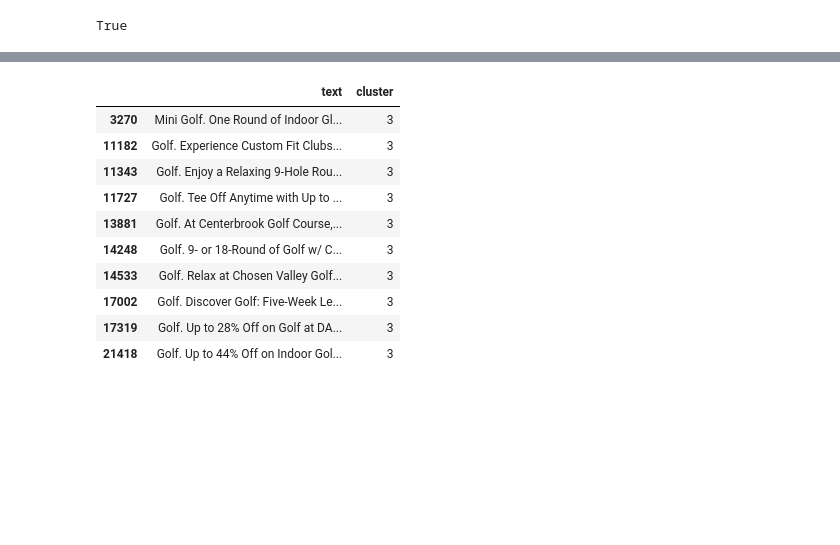
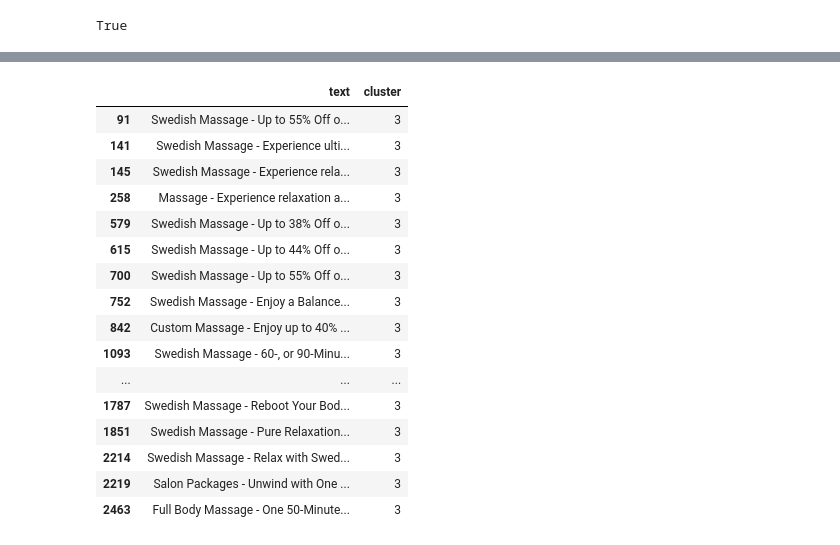
Before and after one commit to zphilippcz/research, a Jupyter notebook: clusters/deal_clusters.ipynb, the cells around one changed output, grey strips where cells are left out. Cells and saved outputs as stored; diff of their text form; code cells hidden in the pictures; blank space fills up the shorter version.

```diff
--- a/clusters/deal_clusters.ipynb
+++ b/clusters/deal_clusters.ipynb
@@ -39,7 +41,7 @@ conn = sqlite3.connect(db_path)
 cursor = conn.cursor()
 
 sql_query = """
-    SELECT d.id, c.name || '. ' ||  GROUP_CONCAT(d.title_general) || '. '||GROUP_CONCAT (o.title) as text
+    SELECT d.id, c.name || ' - ' ||  GROUP_CONCAT(d.title_general) || '. '||GROUP_CONCAT (o.title) as text
     FROM deals d
         JOIN customer_category c ON c.id=d.customer_category_id
         JOIN options o ON o.deal_id=d.id
@@ -62,7 +121,7 @@ df.head()
 tfidf_vectorizer = TfidfVectorizer(stop_words=stopwords.words('english'))
 tfidf_matrix = tfidf_vectorizer.fit_transform(df['text'])
 
-number_of_clusters = 100
+number_of_clusters = 149
 kmeans = KMeans(n_clusters=number_of_clusters)
 kmeans.fit(tfidf_matrix)
 # %% [output]
@@ -100,15 +191,21 @@ df[['text', 'cluster']].query("cluster == 2").head(10)
 # %%
-df[['text', 'cluster']].query("cluster == 3").head(10)
+df[['text', 'cluster']].query("cluster == 3").head(20)
 # %% [output]
 |  | text | cluster |
-| 3270 | Mini Golf. One Round of Indoor Gl... | 3 |
-| 11182 | Golf. Experience Custom Fit Clubs... | 3 |
-| 11343 | Golf. Enjoy a Relaxing 9-Hole Rou... | 3 |
-| 11727 | Golf. Tee Off Anytime with Up to ... | 3 |
-| 13881 | Golf. At Centerbrook Golf Course,... | 3 |
-| 14248 | Golf. 9- or 18-Round of Golf w/ C... | 3 |
-| 14533 | Golf. Relax at Chosen Valley Golf... | 3 |
-| 17002 | Golf. Discover Golf: Five-Week Le... | 3 |
-| 17319 | Golf. Up to 28% Off on Golf at DA... | 3 |
-| 21418 | Golf. Up to 44% Off on Indoor Gol... | 3 |
+| 91 | Swedish Massage - Up to 55% Off o... | 3 |
+| 141 | Swedish Massage - Experience ulti... | 3 |
+| 145 | Swedish Massage - Experience rela... | 3 |
+| 258 | Massage - Experience relaxation a... | 3 |
+| 579 | Swedish Massage - Up to 38% Off o... | 3 |
+| 615 | Swedish Massage - Up to 44% Off o... | 3 |
+| 700 | Swedish Massage - Up to 55% Off o... | 3 |
+| 752 | Swedish Massage - Enjoy a Balance... | 3 |
+| 842 | Custom Massage - Enjoy up to 40% ... | 3 |
+| 1093 | Swedish Massage - 60-, or 90-Minu... | 3 |
+| ... | ... | ... |
+| 1787 | Swedish Massage - Reboot Your Bod... | 3 |
+| 1851 | Swedish Massage - Pure Relaxation... | 3 |
+| 2214 | Swedish Massage - Relax with Swed... | 3 |
+| 2219 | Salon Packages - Unwind with One ... | 3 |
+| 2463 | Full Body Massage - One 50-Minute... | 3 |
 # %%
```
Also changed, not shown: parts of 20 cells of this notebook, 2 other files.
